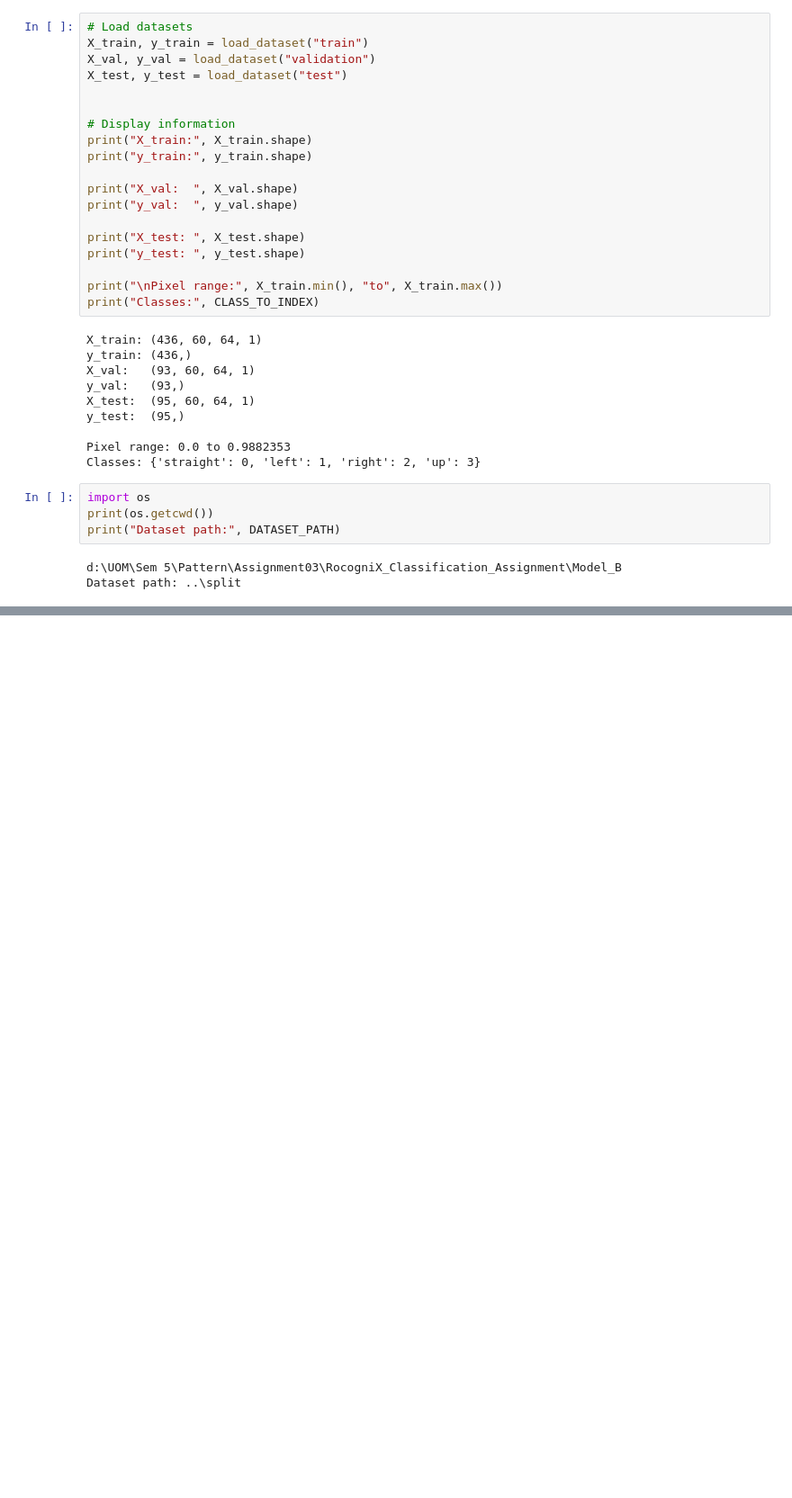
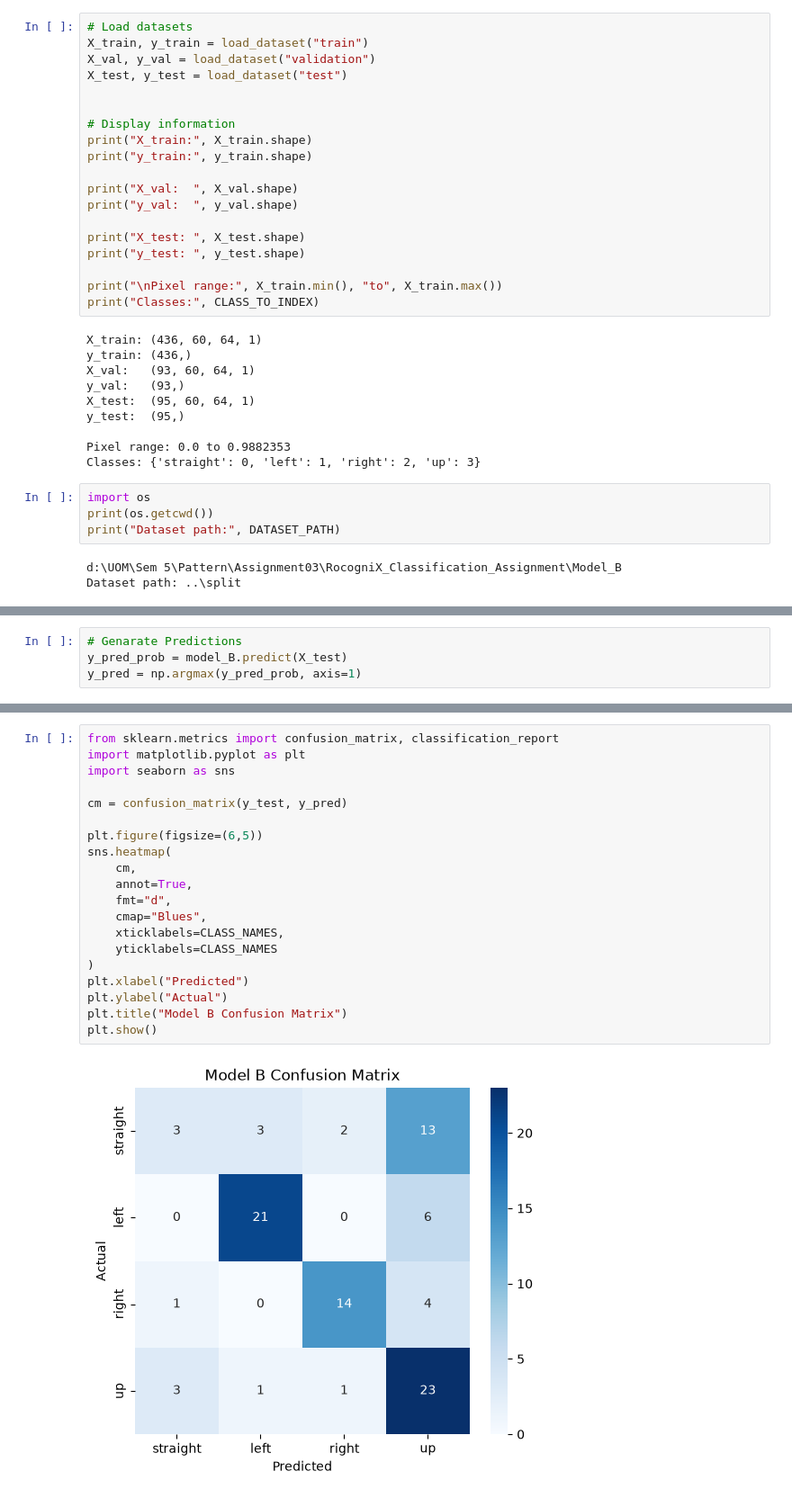
Before and after one commit to SandulRanmuthu/RocogniX_Classification_Assignment, a Jupyter notebook: Model_B/modelB.ipynb, the cells around one changed output, grey strips where cells are left out. Shown at 90% size. Saved outputs shown, nothing was run; the diff lists cells and outputs as text; blank space fills up the shorter version.

```diff
--- a/Model_B/modelB.ipynb
+++ b/Model_B/modelB.ipynb
@@ -197,0 +384,4 @@ Dataset path: ..\split
+# %%
+# Genarate Predictions
+y_pred_prob = model_B.predict(X_test)
+y_pred = np.argmax(y_pred_prob, axis=1)
@@ -197,0 +390,22 @@ Dataset path: ..\split
+# %%
+from sklearn.metrics import confusion_matrix, classification_report
+import matplotlib.pyplot as plt
+import seaborn as sns
+
+cm = confusion_matrix(y_test, y_pred)
+
+plt.figure(figsize=(6,5))
+sns.heatmap(
+    cm,
+    annot=True,
+    fmt="d",
+    cmap="Blues",
+    xticklabels=CLASS_NAMES,
+    yticklabels=CLASS_NAMES
+)
+plt.xlabel("Predicted")
+plt.ylabel("Actual")
+plt.title("Model B Confusion Matrix")
+plt.show()
+# %% [output]
+[figure, added]
```
Also changed, not shown: parts of 15 cells of this notebook.
